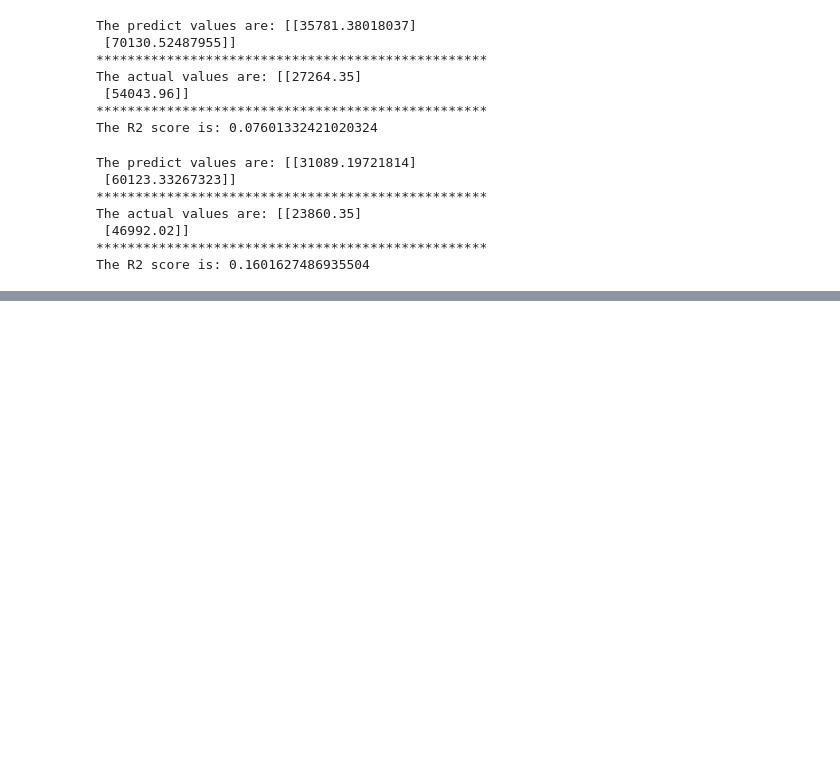
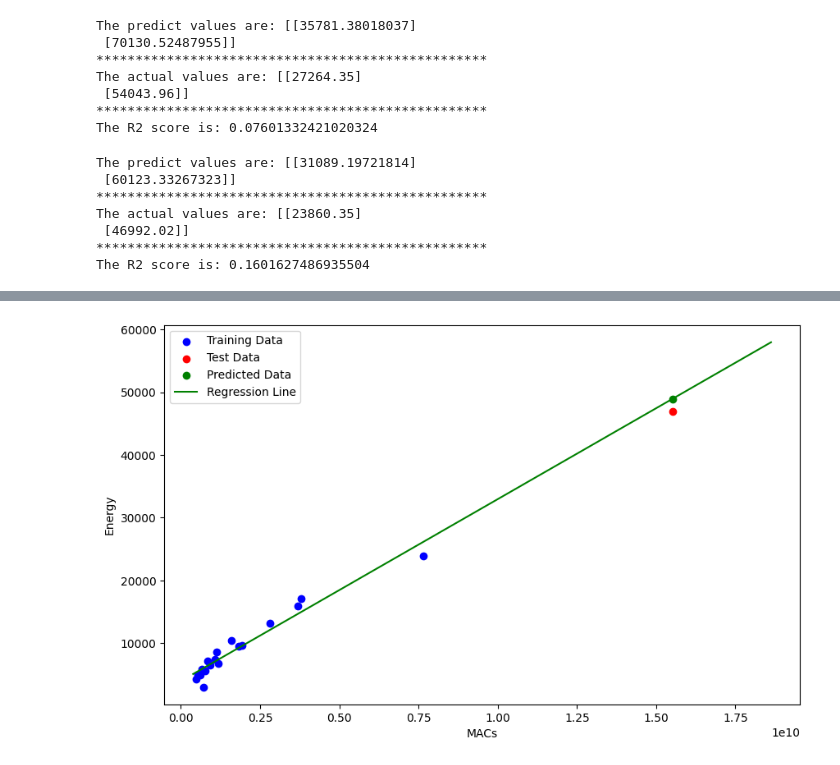
Before and after one commit to dtjgp/GreenAI, a Jupyter notebook: Cloud/4090/code/FinalDataAnalysis_func2.ipynb, the cells around one changed output, grey strips where cells are left out. Cells and saved outputs as stored; diff of their text form; code cells hidden in the pictures; blank space fills up the shorter version.

```diff
--- a/Cloud/4090/code/FinalDataAnalysis_func2.ipynb
+++ b/Cloud/4090/code/FinalDataAnalysis_func2.ipynb
@@ -127,0 +218,8 @@ PlotMACs_vs_Energy(model_data_f, macs_test_f, vgg_pred_f, energy_test_f)
+# %%
+PlotMACs_vs_Energy(modeldata_only16_c,
+                    mac_test_only16_c,
+                        only16_pred_c,
+                 energy_test_only16_c,
+                 model_macwithvgg11_c)
+# %% [output]
+[figure, added]
```
Also changed, not shown: parts of 11 cells of this notebook, 1 other file.
